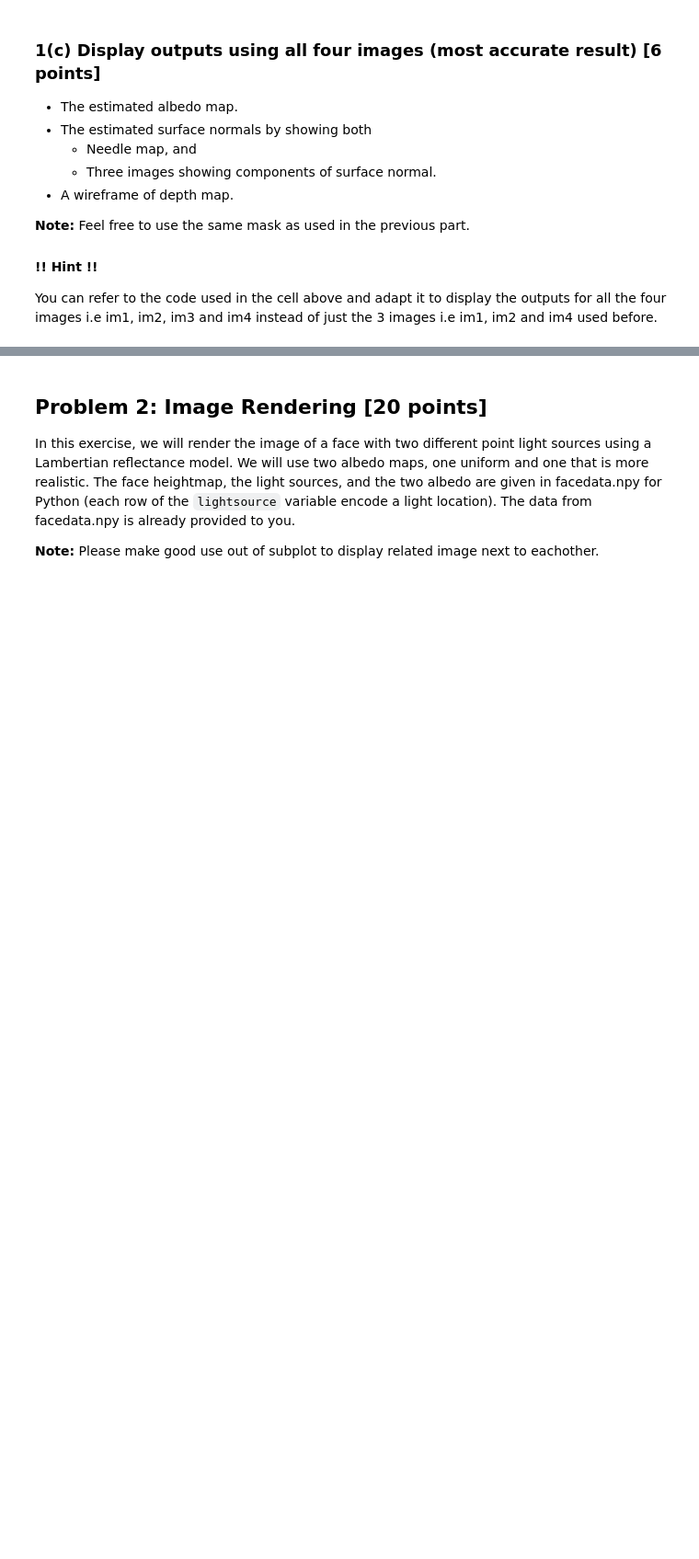
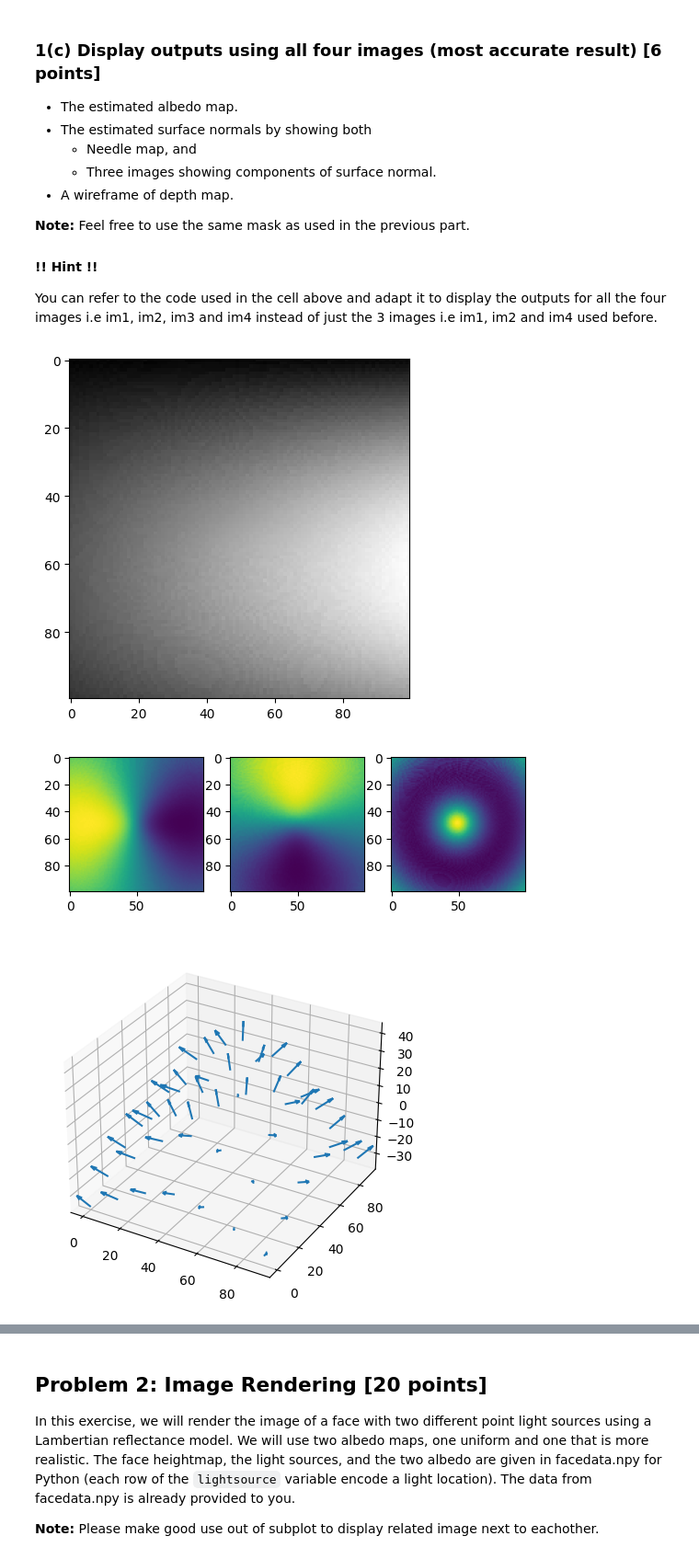
Before and after one commit to TSINET/CSE152A, a Jupyter notebook: HW1/HW1.ipynb, the cells around one changed output, grey strips where cells are left out. Shown at 92% size. Saved outputs shown, nothing was run; the diff lists cells and outputs as text; code cells hidden in the pictures; blank space fills up the shorter version.

```diff
--- a/HW1/HW1.ipynb
+++ b/HW1/HW1.ipynb
@@ -193,9 +186,10 @@ def photometric_stereo(images, lights, mask, horn_niter=25000):
         for j in range(w):
             I = images[:, i, j]
             g = S_inv @ I
-            normal = g / np.linalg.norm(g)
+            norm = np.linalg.norm(g)
+            normal = g / norm
             normals[i, j] = normal
-            albedo[i, j] = np.linalg.norm(g)
+            albedo[i, j] = norm
 
     gx = normals[:, :, 0] / normals[:, :, 2]
     gy = normals[:, :, 1] / normals[:, :, 2]
@@ -319,0 +310,22 @@ YOUR CODE HERE
+# %%
+pickle_in = open("synthetic_data.pickle", "rb")
+data = pickle.load(pickle_in, encoding="latin1")
+
+lights = np.vstack((data["l1"], data["l2"], data["l3"], data["l4"]))
+
+images = []
+images.append(data["im1"])
+images.append(data["im2"])
+images.append(data["im3"])
+images.append(data["im4"])
+images = np.array(images)
+
+mask = np.ones(data["im1"].shape)
+
+albedo, normals, horn_depth = photometric_stereo(images, lights, mask, 100000)
+
+visualize(albedo, normals, horn_depth)
+# %% [output]
+[figure, added]
+[figure, added]
+[figure, added]
```
Also changed, not shown: parts of 3 cells of this notebook.
